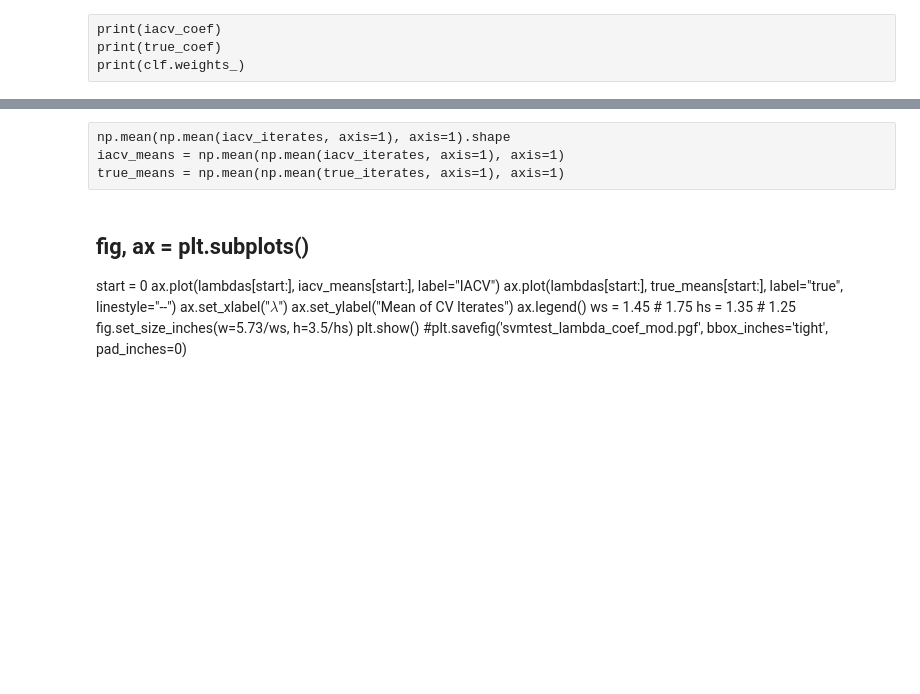
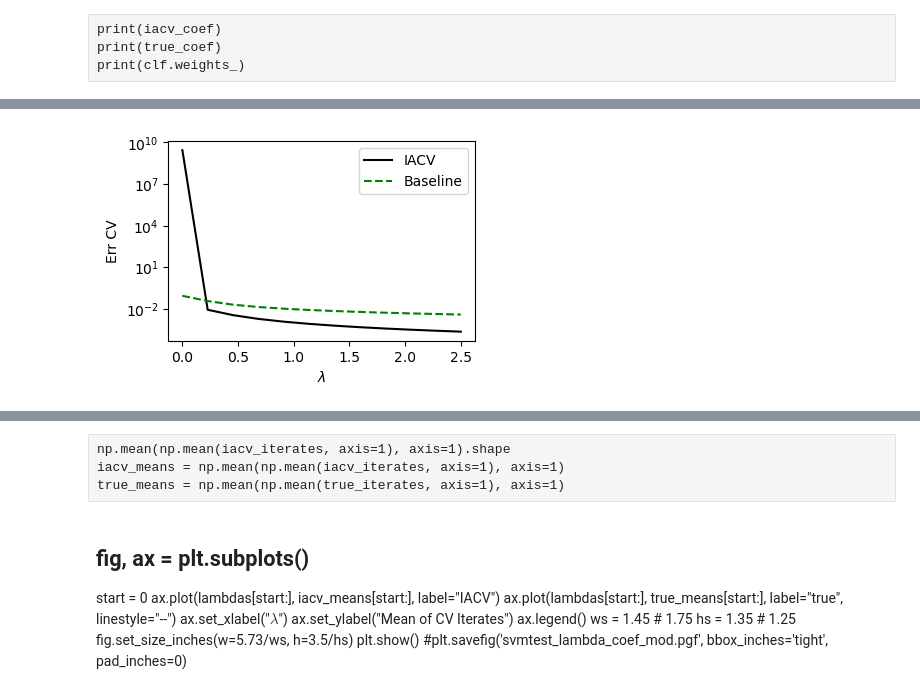
Before and after one commit to nerrma/thesis, a Jupyter notebook: svm/SVMtesting_kernel.ipynb, the cells around one changed output, grey strips where cells are left out. Cells and saved outputs as stored; diff of their text form; code cells hidden in the pictures; blank space fills up the shorter version.

```diff
--- a/svm/SVMtesting_kernel.ipynb
+++ b/svm/SVMtesting_kernel.ipynb
@@ -361,13 +378,15 @@ plt.show()
 # %%
 fig, ax = plt.subplots()
 ax.plot(lambdas, last_err_cv[:, 0], label="IACV", c='black')
 ax.plot(lambdas, last_err_cv[:, 1], label="Baseline", c='green', linestyle="--")
-#ax.set_yscale('log')
+ax.set_yscale('log')
 ax.set_xlabel("$\lambda$")
 ax.set_ylabel("Err CV")
 ax.legend()
 ws = 1.45 # 1.75
 hs = 1.35 # 1.25
 fig.set_size_inches(w=5.73/ws, h=3.5/hs)
 plt.show()
 #plt.savefig('kernel_svmtest_lambda_err_cv_mod.pgf', bbox_inches='tight', pad_inches=0)
+# %% [output]
+[figure, added]
```
Also changed, not shown: parts of 27 cells of this notebook, 6 other files.
